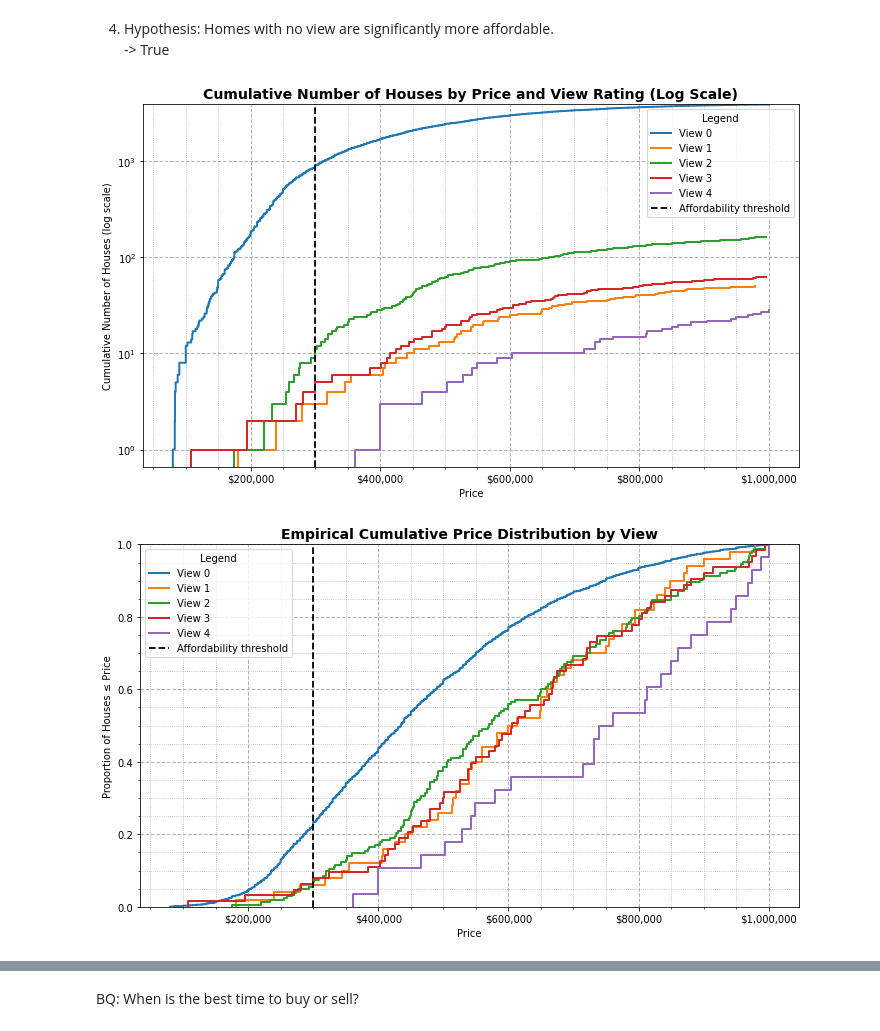
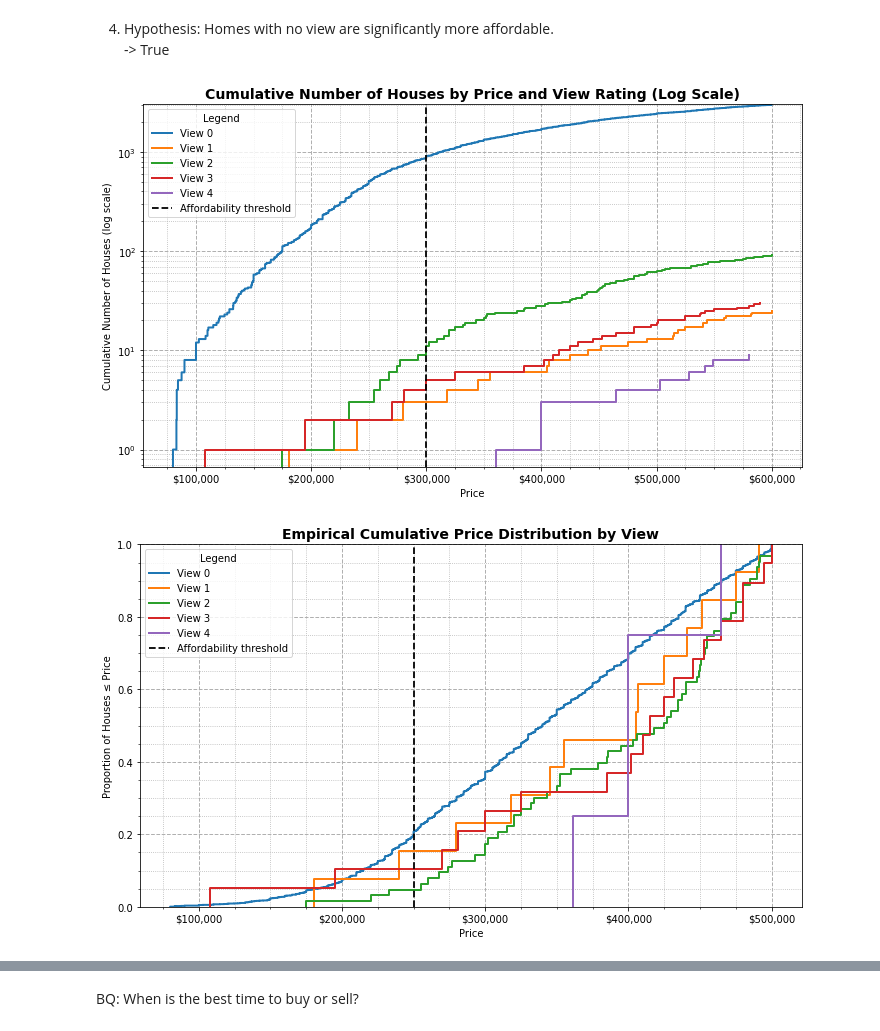
Before and after one commit to codedeedope/ScientificProgrammingLab, a Jupyter notebook: EDA_Project.ipynb, the cells around one changed output, grey strips where cells are left out. Drawn from its saved outputs; the diff is of its cells as text; code cells hidden in the pictures.

```diff
--- a/EDA_Project.ipynb
+++ b/EDA_Project.ipynb
@@ -115,8 +115,8 @@ import seaborn as sns
 import matplotlib.pyplot as plt
 from matplotlib.ticker import FuncFormatter, AutoMinorLocator
 
-max_price = 1000000
 affordability_threshold = 300000
+max_price = 2 * affordability_threshold
 
 df_plot = df[df["price"] <= max_price]
 
@@ -146,42 +146,52 @@ plt.axvline(
     linewidth=1.8,
     label="Affordability threshold"
 )
 
 # Grid + minor ticks
 ax = plt.gca()
 ax.xaxis.set_minor_locator(AutoMinorLocator(4))
-ax.yaxis.set_minor_locator(AutoMinorLocator(4))
+#ax.yaxis.set_minor_locator(AutoMinorLocator(4))
 ax.grid(True, which="major", linestyle="--", linewidth=1.0, alpha=1.0)
 ax.grid(True, which="minor", linestyle=":", linewidth=0.8, alpha=1.0)
 ax.set_axisbelow(True)
 
 # Dollar formatting
 def dollar_formatter(x, pos):
     return f"${int(x):,}"
 
 ax.xaxis.set_major_formatter(FuncFormatter(dollar_formatter))
 
 plt.title(
     "Cumulative Number of Houses by Price and View Rating (Log Scale)",
     fontsize=14,
     weight="bold"
 )
 
 plt.xlabel("Price")
 plt.ylabel("Cumulative Number of Houses (log scale)")
 plt.legend(title="Legend")
 
 plt.tight_layout()
+
+plt.savefig(
+    "noView.png",
+    dpi=300,
+    bbox_inches="tight",
+    pad_inches=0.02,
+    facecolor="white",
+    transparent=False
+)
+
 plt.show()
 # %% [output]
-[figure, old version]
+[figure, new version]
 # %%
 import seaborn as sns
 import matplotlib.pyplot as plt
 from matplotlib.ticker import FuncFormatter, AutoMinorLocator
 
-max_price = 1000000
-affordability_threshold = 300000
+affordability_threshold = 250000
+max_price = 2 * affordability_threshold
 
 df_plot = df[df["price"] <= max_price]
 
@@ -236,4 +246,4 @@ plt.legend(title="Legend")
 plt.tight_layout()
 plt.show()
 # %% [output]
-[figure, old version]
+[figure, new version]
```
Also changed, not shown: parts of 3 cells of this notebook, 2 other files.
